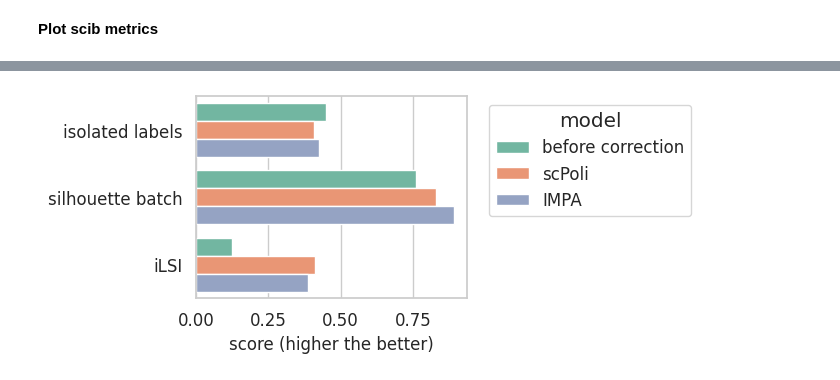
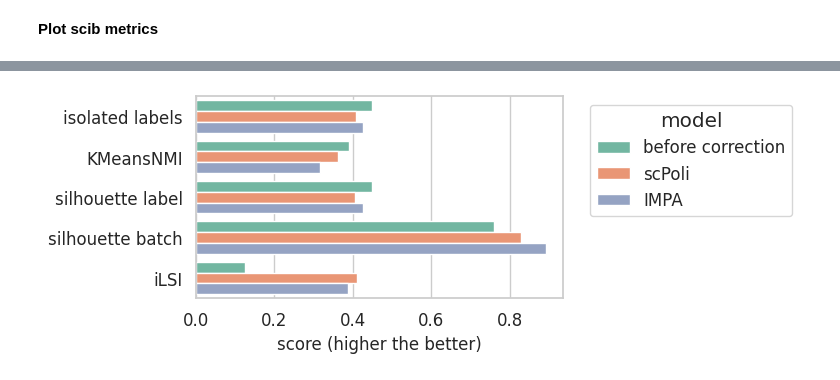
Before and after one commit to theislab/IMPA, a Jupyter notebook: notebooks/cpg0000/dino_featurization_rxrx1.ipynb, the cells around one changed output, grey strips where cells are left out. Cells and saved outputs as stored; diff of their text form; code cells hidden in the pictures.

Commit message:
Improved plotting for paper

```diff
--- a/notebooks/cpg0000/dino_featurization_rxrx1.ipynb
+++ b/notebooks/cpg0000/dino_featurization_rxrx1.ipynb
@@ -479,37 +479,49 @@ import pandas as pd
 data = {
     'model': ['before correction', 'scPoli', 'IMPA'],
     'isolated labels': [0.449383, 0.407295, 0.425507],
+    'KMeansNMI': [0.390699, 0.362737, 0.316319],
+    'silhouette label': [0.448549,0.405888, 0.424941],
     'silhouette batch': [0.759093, 0.827731, 0.891516],
-    'iLSI': [0.126182, 0.411042, 0.388609]
+    'iLSI': [0.126182, 0.411042, 0.388609],
     }
+
+# data = {
+#     'model': ['before correction', 'scPoli', 'IMPA'],
+#     'isolated labels': [0.449383, 0.407295, 0.425507],
+#     'KMeansNMI': [0.390699, 0.362737, 0.316319],
+#     'silhouette label': [0.448549,0.405888, 0.424941],
+#     'silhouette batch': [0.759093, 0.827731, 0.891516],
+#     'iLSI': [0.126182, 0.411042, 0.388609],
+#     }
+
 
 # Convert data to DataFrame
 df = pd.DataFrame(data)
 
 # Melt the DataFrame to plot with Seaborn
 df_melted = pd.melt(df, id_vars=['model'], var_name='Metric', value_name='Score')
 
 # Set aesthetic parameters
 sns.set(style='whitegrid', font_scale=1.2)
 
 # Plotting with Seaborn - Horizontal Point plot (Swarm plot)
-plt.figure(figsize=(7, 3))
+plt.figure(figsize=(8, 3))
 palette = sns.color_palette("Set2")  # Choose a suitable color palette
 # sns.stripplot(data=df_melted, y='Metric', x='Score', hue='model', palette=palette, dodge=False, jitter=True, size=14)  # Increase size here
 sns.barplot(data=df_melted, y='Metric', x='Score', hue='model', palette=palette)  # Increase size here
 plt.title('', fontsize=12)
 plt.xlabel('score (higher the better)', fontsize=12)
 plt.ylabel('', fontsize=12)
 
 plt.xticks(fontsize=12)
 plt.yticks(fontsize=12)
 
 # Place legend outside the plot
 plt.legend(title='model', fontsize=12, bbox_to_anchor=(1.05, 1), loc='upper left')
 
 plt.tight_layout()  # Adjust layout to prevent clipping of labels
 plt.savefig('/home/icb/alessandro.palma/environment/IMPA/IMPA/notebooks/cpg0000/plots/scib_metrics.svg',
            dpi=300, bbox_inches='tight', format='svg')
 plt.show()
 # %% [output]
-[figure, old version]
+[figure, new version]
```
Also changed, not shown: parts of 8 cells of this notebook, 11 other files.
